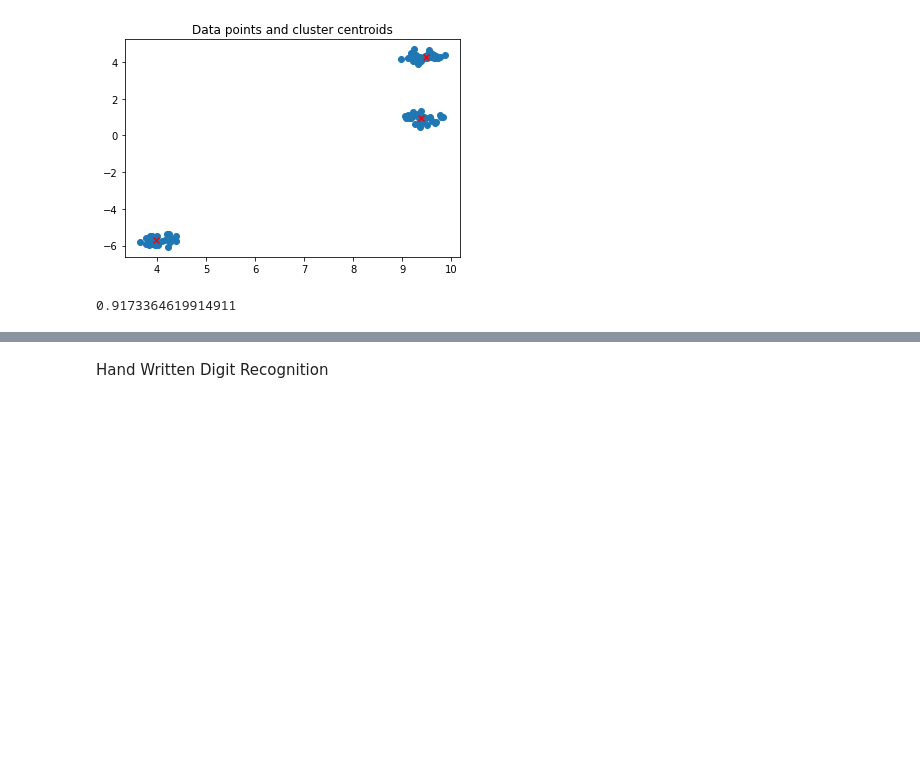
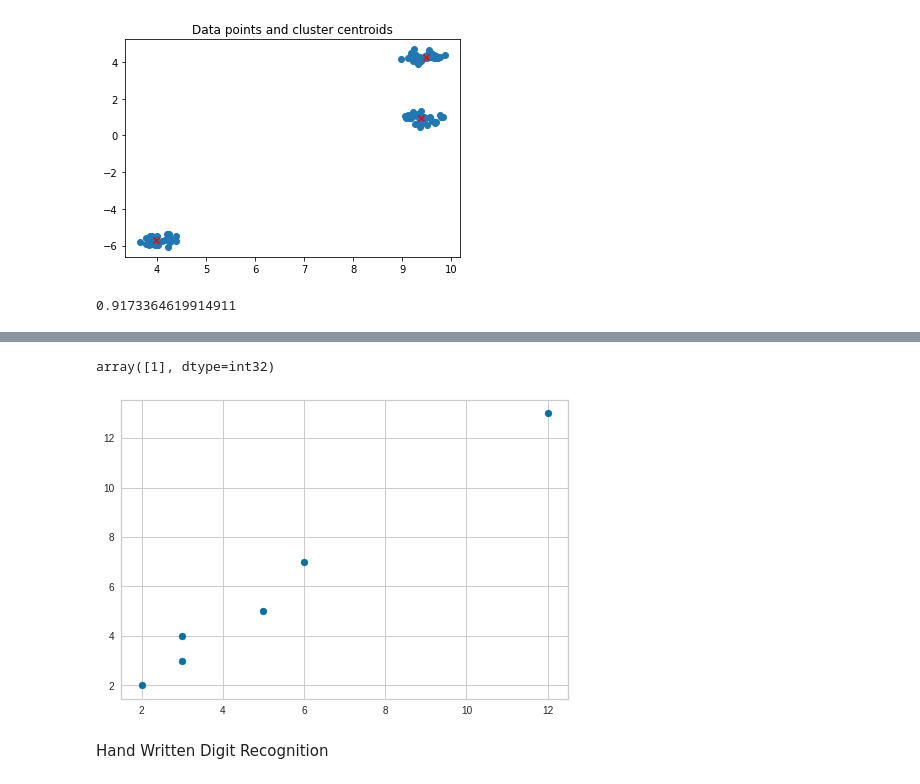
Before and after one commit to coder178/ML_Sem6, a Jupyter notebook: ML_Lab9.ipynb, the cells around one changed output, grey strips where cells are left out. Cells and saved outputs as stored; diff of their text form; code cells hidden in the pictures; blank space fills up the shorter version.

```diff
--- a/ML_Lab9.ipynb
+++ b/ML_Lab9.ipynb
@@ -66,3 +66,21 @@ visualizer.poof()
+# %%
+import matplotlib.pyplot as plt
+import numpy as np
+from sklearn.cluster import KMeans
+#x = np.array([5,7,8,7,2,17,2,9,4,11,12,9,6])
+X1 = np.array([[2,2],[3,4],[6,7],[5,5],[3,3],[12,13]])
+#X1.shape()
+X2 = np.array([2,3,4])
+plt.scatter(X1[:,0], X1[:,1])
+centroid = np.array([[2,2],[3,4],[6,7]])
+kmeans = KMeans(n_clusters=3, init=centroid).fit(X1)
+kmeans.cluster_centers_
+kmeans.labels_
+#print("Number of iterations " , kmeans.n_iter_)
+kmeans.predict([[8,8]])
+# %% [output]
+array([1], dtype=int32)
+[figure, added]
 # %% [markdown]
 Hand Written Digit Recognition
 # %%
```
Also changed, not shown: parts of 11 cells of this notebook.
